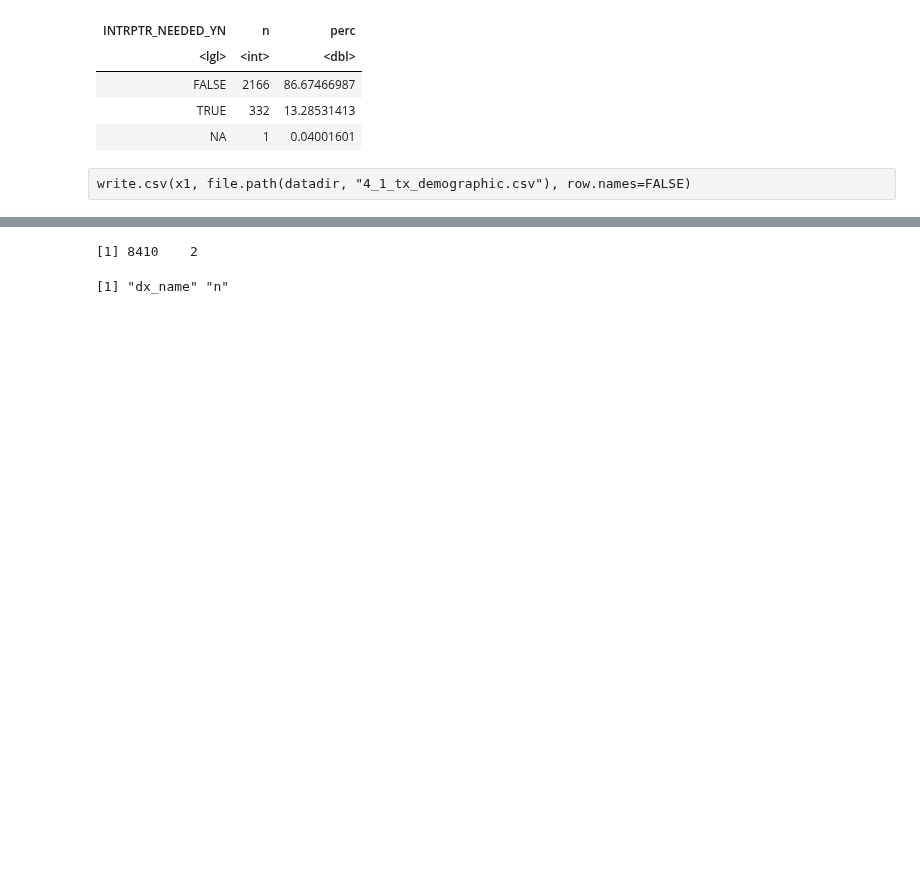
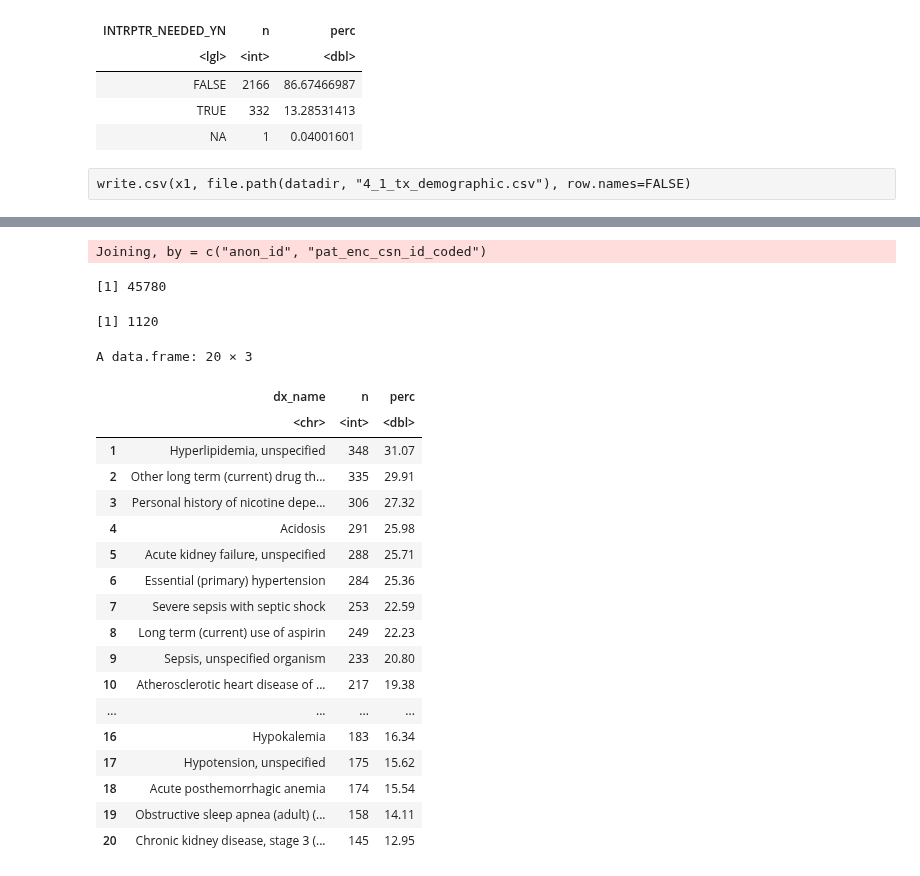
Before and after one commit to Minh084/TDA, a Jupyter notebook: 4_description/4.1_transfers.ipynb, the cells around one changed output, grey strips where cells are left out. Drawn from its saved outputs; the diff is of its cells as text; code cells hidden in the pictures; blank space fills up the shorter version.

```diff
--- a/4_description/4.1_transfers.ipynb
+++ b/4_description/4.1_transfers.ipynb
@@ -313,25 +271,30 @@ write.csv(x2, file.path(datadir, "4_1_tx_alldx.csv"), row.names=FALSE)
-# %%
-# full cohort
-q = "
-SELECT x.dx_name, count(x.dx_name) AS n
-FROM
-    `som-nero-phi-jonc101.triageTD.1_4_cohort` as c
-JOIN
-    `som-nero-phi-jonc101.shc_core.diagnosis_code` as x
-ON
-    (c.anon_id = x.anon_id and c.pat_enc_csn_id_coded = x.pat_enc_csn_id_jittered)
-
-WHERE (x.ed = 'Y')
-
-GROUP by x.dx_name
-"
-
-# submit the query:
-update.packages('Rcpp')
-x3 <- dbGetQuery(con, q)
-dim(x3)
-colnames(x3)
-# %% [output]
-[1] 8410    2
-[1] "dx_name" "n"
+# %%
+dx_tx <- left_join(cohort, dx)
+nrow(dx_tx)
+length(unique(dx_tx$pat_enc_csn_id_coded))
+dx_tx %>% distinct(pat_enc_csn_id_coded, dx_name) %>% count(dx_name) %>%
+    mutate(perc = round(100*n/1120, 2)) %>% arrange(-n) %>% head(20)
+# %% [output]
+Joining, by = c("anon_id", "pat_enc_csn_id_coded")
+[1] 45780
+[1] 1120
+A data.frame: 20 × 3
+|  | dx_name | n | perc |
+|  | <chr> | <int> | <dbl> |
+| 1 | Hyperlipidemia, unspecified | 348 | 31.07 |
+| 2 | Other long term (current) drug th... | 335 | 29.91 |
+| 3 | Personal history of nicotine depe... | 306 | 27.32 |
+| 4 | Acidosis | 291 | 25.98 |
+| 5 | Acute kidney failure, unspecified | 288 | 25.71 |
+| 6 | Essential (primary) hypertension | 284 | 25.36 |
+| 7 | Severe sepsis with septic shock | 253 | 22.59 |
+| 8 | Long term (current) use of aspirin | 249 | 22.23 |
+| 9 | Sepsis, unspecified organism | 233 | 20.80 |
+| 10 | Atherosclerotic heart disease of ... | 217 | 19.38 |
+| ... | ... | ... | ... |
+| 16 | Hypokalemia | 183 | 16.34 |
+| 17 | Hypotension, unspecified | 175 | 15.62 |
+| 18 | Acute posthemorrhagic anemia | 174 | 15.54 |
+| 19 | Obstructive sleep apnea (adult) (... | 158 | 14.11 |
+| 20 | Chronic kidney disease, stage 3 (... | 145 | 12.95 |
 # %%
```
Also changed, not shown: parts of 24 cells of this notebook, 3 other files.
